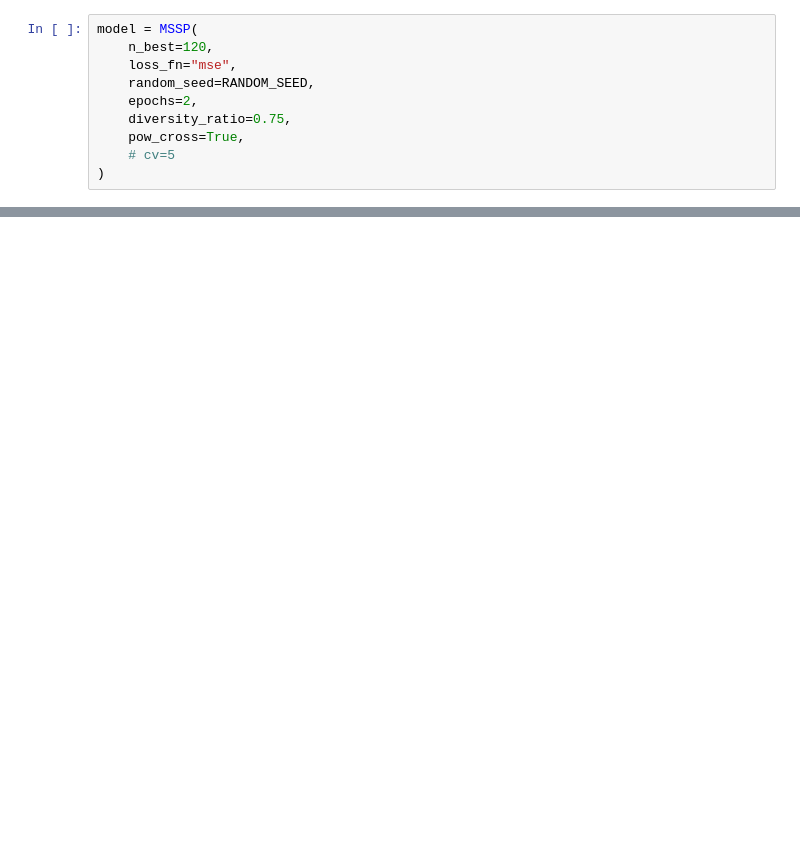
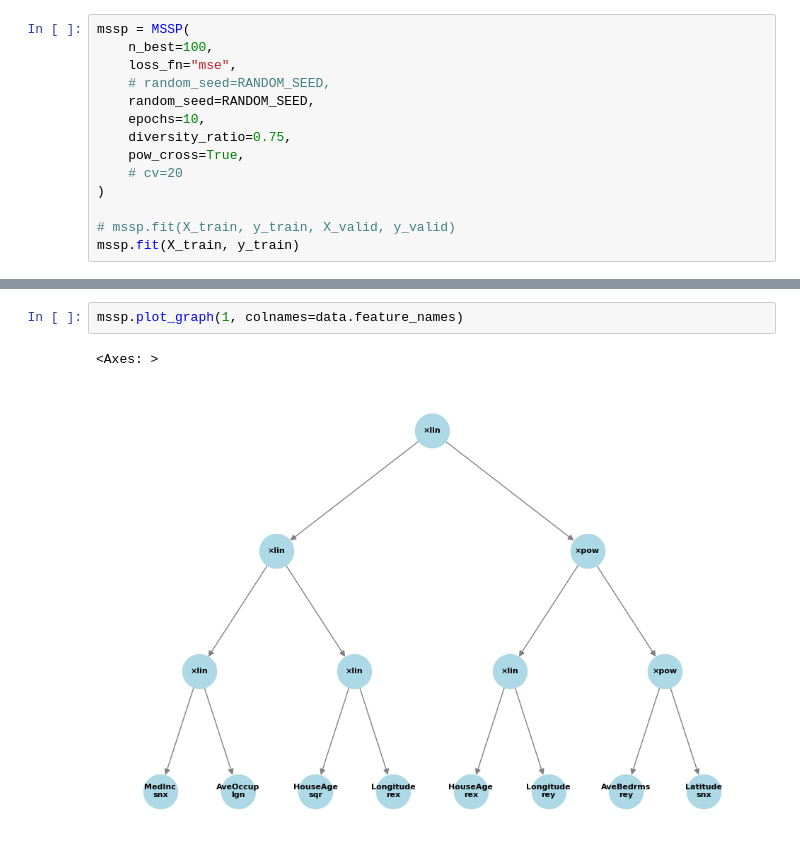
Before and after one commit to darinvi/mssp, a Jupyter notebook: regression.ipynb, the cells around one changed output, grey strips where cells are left out. Cells and saved outputs as stored; diff of their text form; blank space fills up the shorter version.

Commit message:
plot_graph

```diff
--- a/regression.ipynb
+++ b/regression.ipynb
@@ -31,10 +35,14 @@ torch.Size([2064, 8]) torch.Size([2064])
 # %%
-model = MSSP(
-    n_best=120,
+mssp = MSSP(
+    n_best=100,
     loss_fn="mse",
+    # random_seed=RANDOM_SEED,
     random_seed=RANDOM_SEED,
-    epochs=2,
+    epochs=10,
     diversity_ratio=0.75,
     pow_cross=True,
-    # cv=5
+    # cv=20
 )
+
+# mssp.fit(X_train, y_train, X_valid, y_valid)
+mssp.fit(X_train, y_train)
@@ -75,0 +120,5 @@ model.model[0].nodes['head'].left_child.key
+# %%
+mssp.plot_graph(1, colnames=data.feature_names)
+# %% [output]
+<Axes: >
+[figure, added]
```
Also changed, not shown: parts of 21 cells of this notebook, 12 other files.
